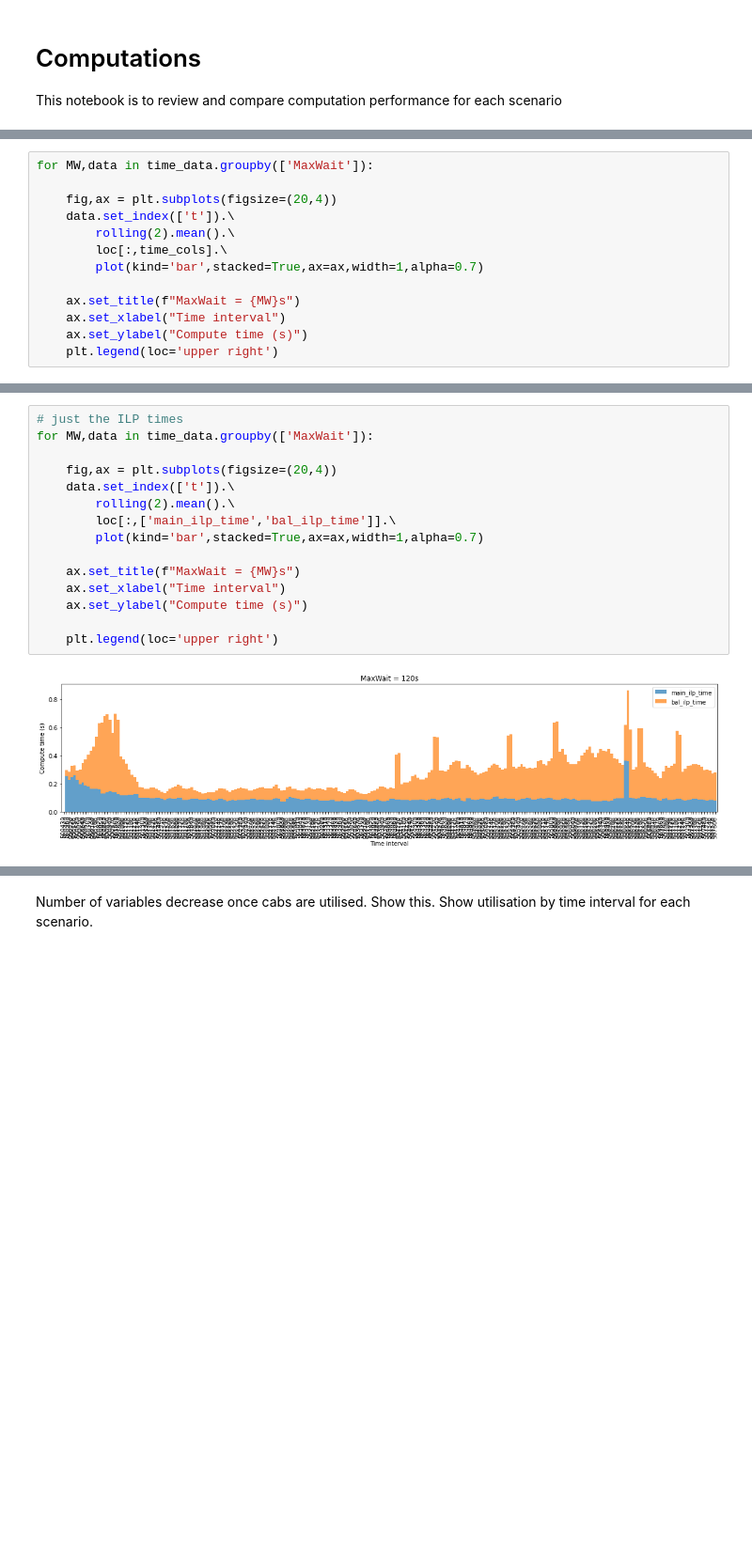
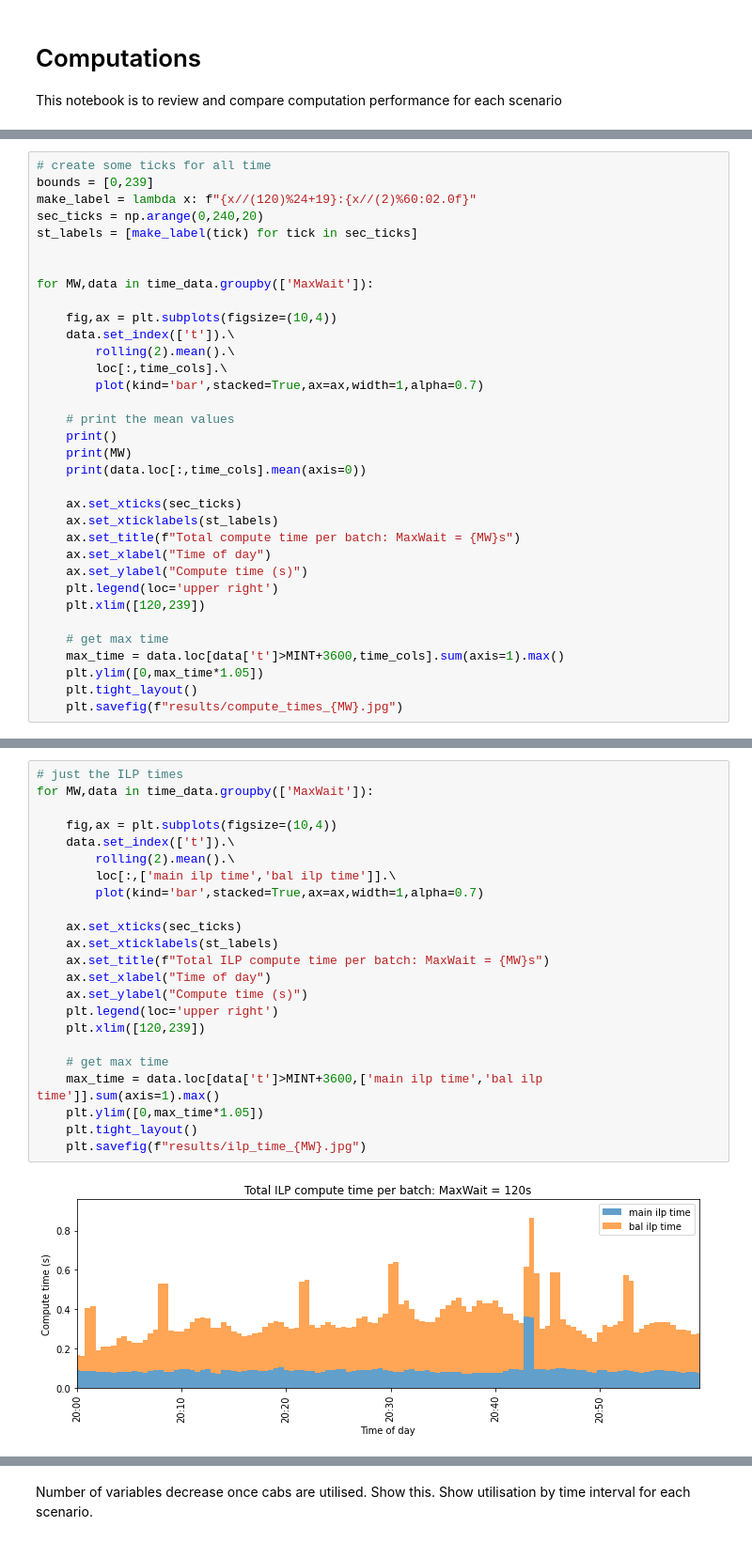
Before and after one commit to MrRobboWilliamson/ride-share, a Jupyter notebook: ComputationAnalysis.ipynb, the cells around one changed output, grey strips where cells are left out. Shown at 94% size. Cells and saved outputs as stored; diff of their text form; blank space fills up the shorter version.

```diff
--- a/ComputationAnalysis.ipynb
+++ b/ComputationAnalysis.ipynb
@@ -53,14 +56,35 @@ time_data.head()
 # %%
+# create some ticks for all time
+bounds = [0,239]
+make_label = lambda x: f"{x//(120)%24+19}:{x//(2)%60:02.0f}"
+sec_ticks = np.arange(0,240,20)
+st_labels = [make_label(tick) for tick in sec_ticks]
+
+
 for MW,data in time_data.groupby(['MaxWait']):
 
-    fig,ax = plt.subplots(figsize=(20,4))
+    fig,ax = plt.subplots(figsize=(10,4))
     data.set_index(['t']).\
         rolling(2).mean().\
         loc[:,time_cols].\
         plot(kind='bar',stacked=True,ax=ax,width=1,alpha=0.7)
 
-    ax.set_title(f"MaxWait = {MW}s")
-    ax.set_xlabel("Time interval")
+    # print the mean values
+    print()
+    print(MW)
+    print(data.loc[:,time_cols].mean(axis=0))
+
+    ax.set_xticks(sec_ticks)
+    ax.set_xticklabels(st_labels)
+    ax.set_title(f"Total compute time per batch: MaxWait = {MW}s")
+    ax.set_xlabel("Time of day")
     ax.set_ylabel("Compute time (s)")
     plt.legend(loc='upper right')
+    plt.xlim([120,239])
+
+    # get max time
+    max_time = data.loc[data['t']>MINT+3600,time_cols].sum(axis=1).max()
+    plt.ylim([0,max_time*1.05])
+    plt.tight_layout()
+    plt.savefig(f"results/compute_times_{MW}.jpg")
 # %% [output]
@@ -82,17 +118,25 @@ ilp_cols = [col for col in comp_logs['240'] if "ilp" in col]
 # %%
 # just the ILP times
 for MW,data in time_data.groupby(['MaxWait']):
 
-    fig,ax = plt.subplots(figsize=(20,4))
+    fig,ax = plt.subplots(figsize=(10,4))
     data.set_index(['t']).\
         rolling(2).mean().\
-        loc[:,['main_ilp_time','bal_ilp_time']].\
+        loc[:,['main ilp time','bal ilp time']].\
         plot(kind='bar',stacked=True,ax=ax,width=1,alpha=0.7)
 
-    ax.set_title(f"MaxWait = {MW}s")
-    ax.set_xlabel("Time interval")
+    ax.set_xticks(sec_ticks)
+    ax.set_xticklabels(st_labels)
+    ax.set_title(f"Total ILP compute time per batch: MaxWait = {MW}s")
+    ax.set_xlabel("Time of day")
     ax.set_ylabel("Compute time (s)")
+    plt.legend(loc='upper right')
+    plt.xlim([120,239])
 
-    plt.legend(loc='upper right')
+    # get max time
+    max_time = data.loc[data['t']>MINT+3600,['main ilp time','bal ilp time']].sum(axis=1).max()
+    plt.ylim([0,max_time*1.05])
+    plt.tight_layout()
+    plt.savefig(f"results/ilp_time_{MW}.jpg")
 # %% [output]
-[figure, old version]
+[figure, new version]
```
Also changed, not shown: parts of 9 cells of this notebook, 24 other files.
